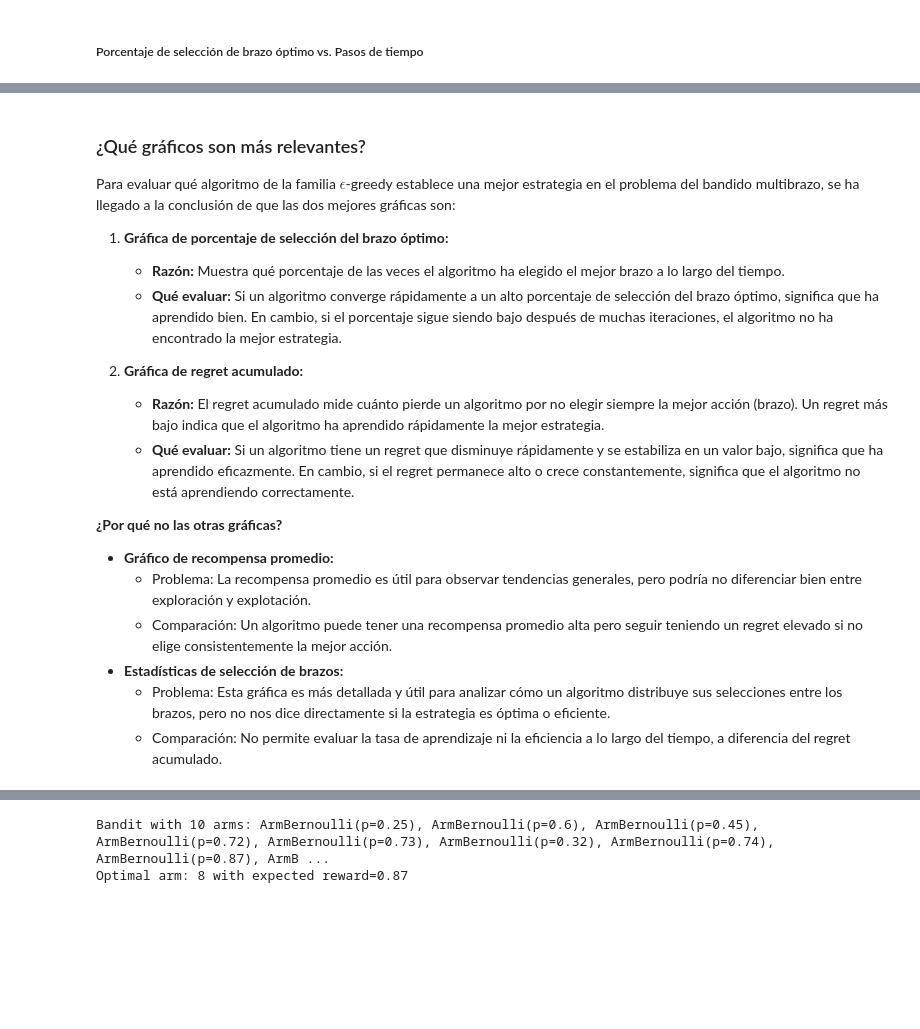
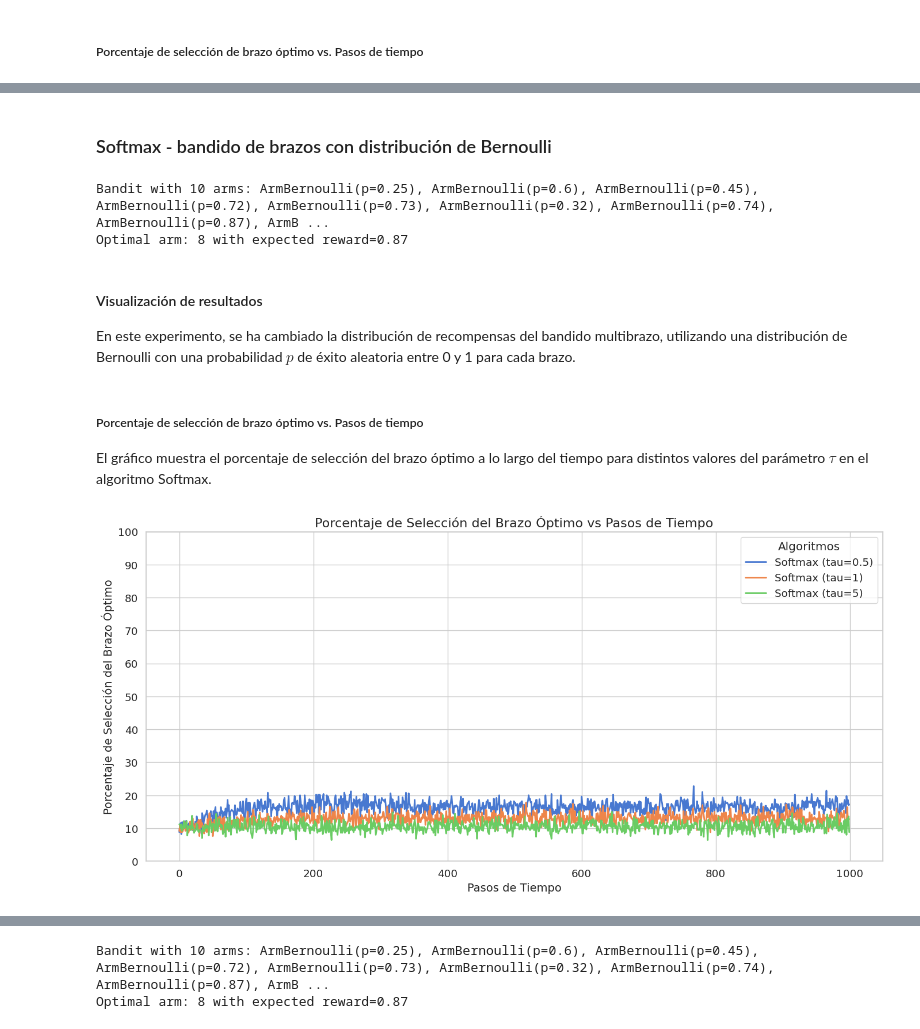
Before and after one commit to salvadeharo10/k_brazos_DHBV, a Jupyter notebook: bandit_experiments_ascensoGradiente.ipynb, the cells around one changed output, grey strips where cells are left out. Cells and saved outputs as stored; diff of their text form; code cells hidden in the pictures; blank space fills up the shorter version.

```diff
--- a/bandit_experiments_ascensoGradiente.ipynb
+++ b/bandit_experiments_ascensoGradiente.ipynb
@@ -254,20 +235,30 @@ El gráfico muestra la evolución del **regret acumulado** a lo largo de los pas
-# %% [markdown]
-### ¿Qué gráficos son más relevantes?
-
-Para evaluar qué algoritmo de la familia $\epsilon$-greedy establece una mejor estrategia en el problema del bandido multibrazo, se ha llegado a la conclusión de que las dos mejores gráficas son:
-
-1. **Gráfica de porcentaje de selección del brazo óptimo:**
-    - **Razón:** Muestra qué porcentaje de las veces el algoritmo ha elegido el mejor brazo a lo largo del tiempo.
-    - **Qué evaluar:** Si un algoritmo converge rápidamente a un alto porcentaje de selección del brazo óptimo, significa que ha aprendido bien. En cambio, si el porcentaje sigue siendo bajo después de muchas iteraciones, el algoritmo no ha encontrado la mejor estrategia.
-
-2. **Gráfica de regret acumulado:**
-    - **Razón:** El regret acumulado mide cuánto pierde un algoritmo por no elegir siempre la mejor acción (brazo). Un regret más bajo indica que el algoritmo ha aprendido rápidamente la mejor estrategia.
-    - **Qué evaluar:** Si un algoritmo tiene un regret que disminuye rápidamente y se estabiliza en un valor bajo, significa que ha aprendido eficazmente. En cambio, si el regret permanece alto o crece constantemente, significa que el algoritmo no está aprendiendo correctamente.
-
-**¿Por qué no las otras gráficas?**
-- **Gráfico de recompensa promedio:**
-    - Problema: La recompensa promedio es útil para observar tendencias generales, pero podría no diferenciar bien entre exploración y explotación.
-    - Comparación: Un algoritmo puede tener una recompensa promedio alta pero seguir teniendo un regret elevado si no elige consistentemente la mejor acción.
-- **Estadísticas de selección de brazos:**
-    - Problema: Esta gráfica es más detallada y útil para analizar cómo un algoritmo distribuye sus selecciones entre los brazos, pero no nos dice directamente si la estrategia es óptima o eficiente.
-    - Comparación: No permite evaluar la tasa de aprendizaje ni la eficiencia a lo largo del tiempo, a diferencia del regret acumulado.
+# %% [markdown]
+### Softmax - bandido de brazos con distribución de Bernoulli
+# %%
+# Creación del bandit
+bandit = Bandit(arms=ArmBernoulli.generate_arms(k, seed = SEED)) # Generar un bandido con k brazos de distribución normal
+print(bandit)
+
+optimal_arm = bandit.optimal_arm
+print(f"Optimal arm: {optimal_arm + 1} with expected reward={bandit.get_expected_value(optimal_arm)}")
+
+# Definir los algoritmos a comparar. En este caso son 3 algoritmos epsilon-greedy con diferentes valores de epsilon.
+algorithms = [Softmax(k, tau = 0.5), Softmax(k, tau = 1), Softmax(k, tau = 5)]
+
+# Ejecutar el experimento y obtener resultados
+optimal_selections, regret = run_experiment_softmax(bandit, algorithms, steps, runs)
+# %% [output]
+Bandit with 10 arms: ArmBernoulli(p=0.25), ArmBernoulli(p=0.6), ArmBernoulli(p=0.45), ArmBernoulli(p=0.72), ArmBernoulli(p=0.73), ArmBernoulli(p=0.32), ArmBernoulli(p=0.74), ArmBernoulli(p=0.87), ArmB ...
+Optimal arm: 8 with expected reward=0.87
+# %% [markdown]
+#### Visualización de resultados
+
+En este experimento, se ha cambiado la distribución de recompensas del bandido multibrazo, utilizando una distribución de Bernoulli con una probabilidad $p$ de éxito aleatoria entre 0 y 1 para cada brazo.
+# %% [markdown]
+##### Porcentaje de selección de brazo óptimo vs. Pasos de tiempo
+
+El gráfico muestra el porcentaje de selección del brazo óptimo a lo largo del tiempo para distintos valores del parámetro $\tau$ en el algoritmo Softmax.
+# %%
+plot_optimal_selections(steps, optimal_selections, algorithms)
+# %% [output]
+[figure, added]
```
Also changed, not shown: parts of 24 cells of this notebook.
